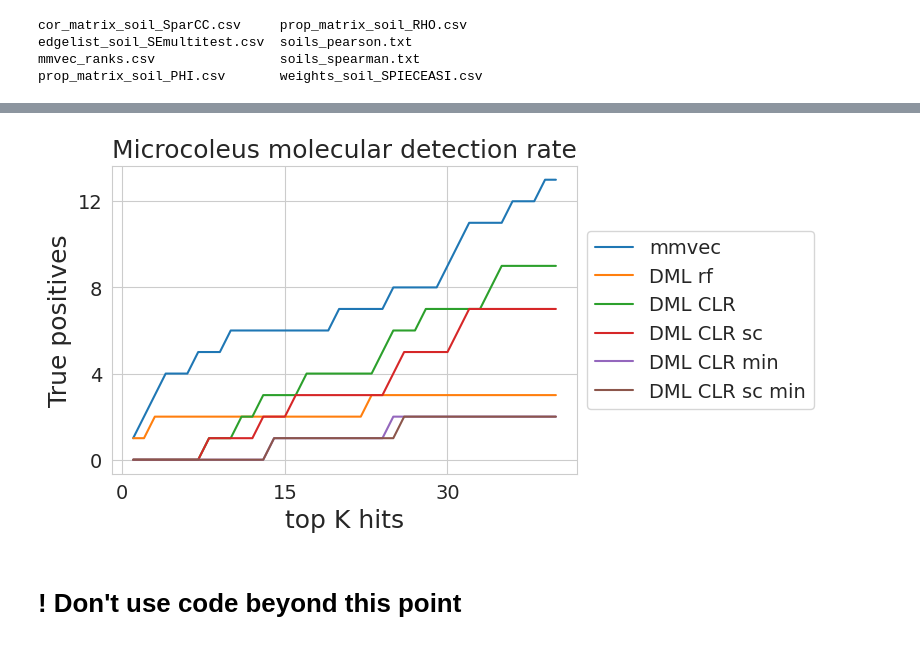
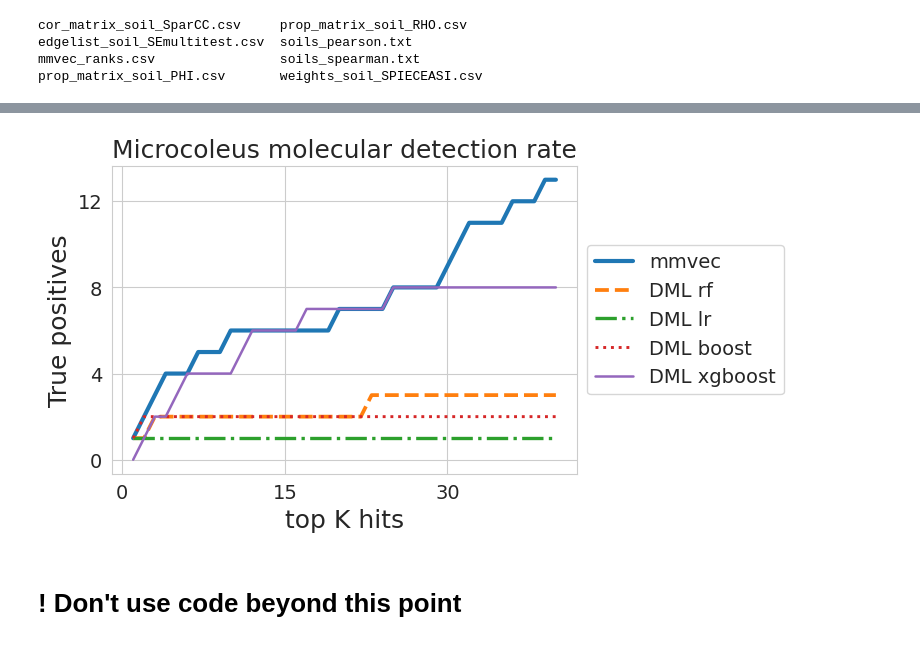
Before and after one commit to DriesDeRyck/thesis, a Jupyter notebook: soil/evaluate-biocrust.ipynb, the cells around one changed output, grey strips where cells are left out. Drawn from its saved outputs; the diff is of its cells as text; code cells hidden in the pictures.

```diff
--- a/soil/evaluate-biocrust.ipynb
+++ b/soil/evaluate-biocrust.ipynb
@@ -87,9 +88,11 @@ def read_df(fname):
 rankz = list(map(read_df, fnames))
 
 # read ranks from DML
-rankz.append(pd.read_csv(os.path.join('./results/original_data', 'coefficients.tsv'), sep="\t", index_col=0).T)
+# rankz.append(pd.read_csv(os.path.join('./results/original_data', 'coefficients.tsv'), sep="\t", index_col=0).T)
 # rankz.append(pd.read_csv(os.path.join('./results/soil_output', 'dml_ranks_norm.tsv'), sep="\t", index_col=0).T)
 # rankz.append(pd.read_csv(os.path.join('./results/original_data_lr', 'coefficients.tsv'), sep="\t", index_col=0).T)
+# rankz.append(pd.read_csv(os.path.join('./results/boost_original_data', 'coefficients.tsv'), sep="\t", index_col=0).T)
+# rankz.append(pd.read_csv(os.path.join('./results/xgboost_original_data', 'coefficients.tsv'), sep="\t", index_col=0).T)
 # rankz.append(pd.read_csv(os.path.join('./results/soil_output', 'dml_ranks_lr_clr_sc.tsv'), sep="\t", index_col=0).T)
 # rankz.append(pd.read_csv(os.path.join('./results/soil_output', 'dml_ranks_boost.tsv'), sep="\t", index_col=0).T)
 # rankz.append(pd.read_csv(os.path.join('./results/soil_output', 'dml_ranks_boost_clr_sc.tsv'), sep="\t", index_col=0).T)
@@ -112,14 +115,15 @@ def roc_f(ranks, tool):
 # Include DML rank names
 tools.append('DML rf')
 # tools.append('DML_Norm')
-# tools.append('DML lr')
+tools.append('DML lr')
 # tools.append('DML lr CLR sc')
-# tools.append('DML boost')
+tools.append('DML boost')
 # tools.append('DML boost CLR sc')
-tools.append('DML CLR')
-tools.append('DML CLR sc')
-tools.append('DML CLR min')
-tools.append('DML CLR sc min')
+tools.append('DML xgboost')
+# tools.append('DML CLR')
+# tools.append('DML CLR sc')
+# tools.append('DML CLR min')
+# tools.append('DML CLR sc min')
 # tools.append('DML automl boost (short)')
 # tools.append('DML automl boost')
 # tools.append('DML automl rf')
@@ -155,23 +139,26 @@ rocs
 # %%
+# mpl.rcParams['axes.prop_cycle'] = mpl.cycler(color=["k", "b", "g", "r", "y"])
 fig, ax = plt.subplots(figsize=(6, 4))
 #plt.subplots_adjust(wspace=0.4, hspace=0.5)
 
-for tool, roc in zip(tools, rocs):
-    ax.plot(roc[0]['TP'], label=tool)
+for i, (tool, roc) in enumerate(zip(tools, rocs)):
+    lw = 3 - 1.5 * i / len(rocs)
+    ls = ['-', '--', '-.', ':'][i % 4]
+    ax.plot(roc[0]['TP'], label=tool, linewidth=lw, linestyle=ls)
     ax.set_ylabel('True positives', fontsize=18)
     ax.set_xlabel('top K hits', fontsize=18)
     ax.tick_params(axis="x", labelsize=14)
     ax.tick_params(axis="y", labelsize=14)
     ax.xaxis.set_major_locator(plt.MaxNLocator(4))
     ax.yaxis.set_major_locator(plt.MaxNLocator(4))
 
 ax.set_title('Microcoleus molecular detection rate', fontsize=18)
 ax.legend(loc='center left', bbox_to_anchor=(1, 0.5), fontsize=14)
 
 timestamp = datetime.datetime.now().strftime("%Y-%m-%d_%H:%M:%S")
 plt.savefig(f"./figures/biocrust_clr_{timestamp}.png", bbox_inches='tight')
 # %% [output]
-[figure, old version]
+[figure, new version]
 # %% [markdown]
 # ! Don't use code beyond this point
 # %% [markdown]
```
Also changed, not shown: parts of 2 cells of this notebook, 5 other files.
